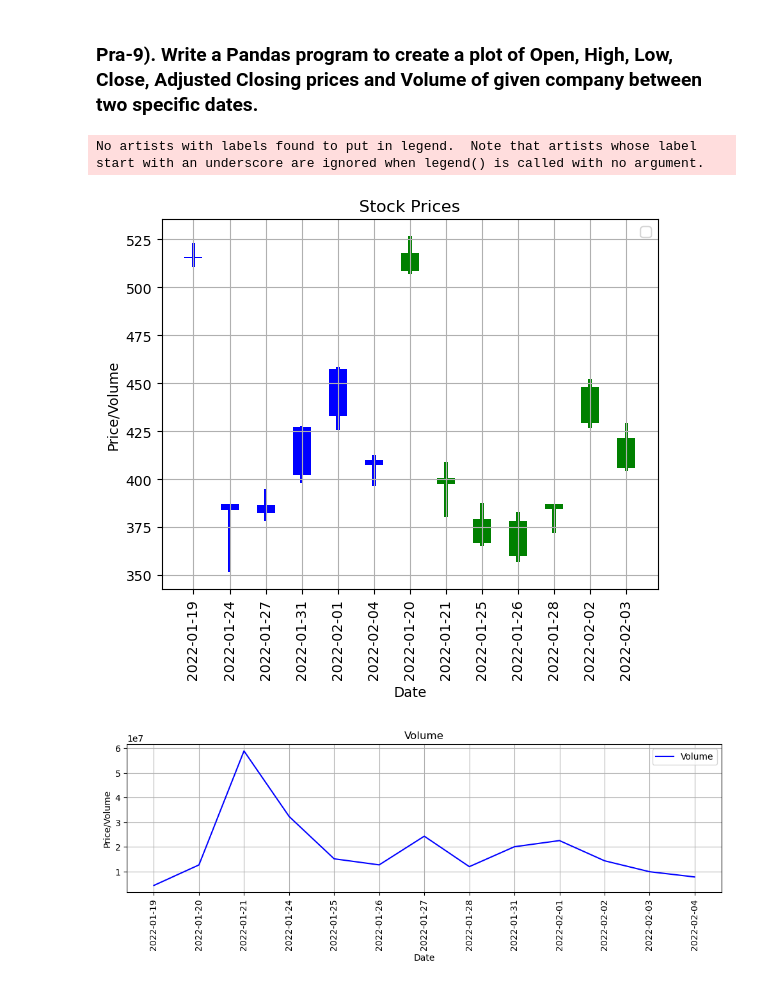
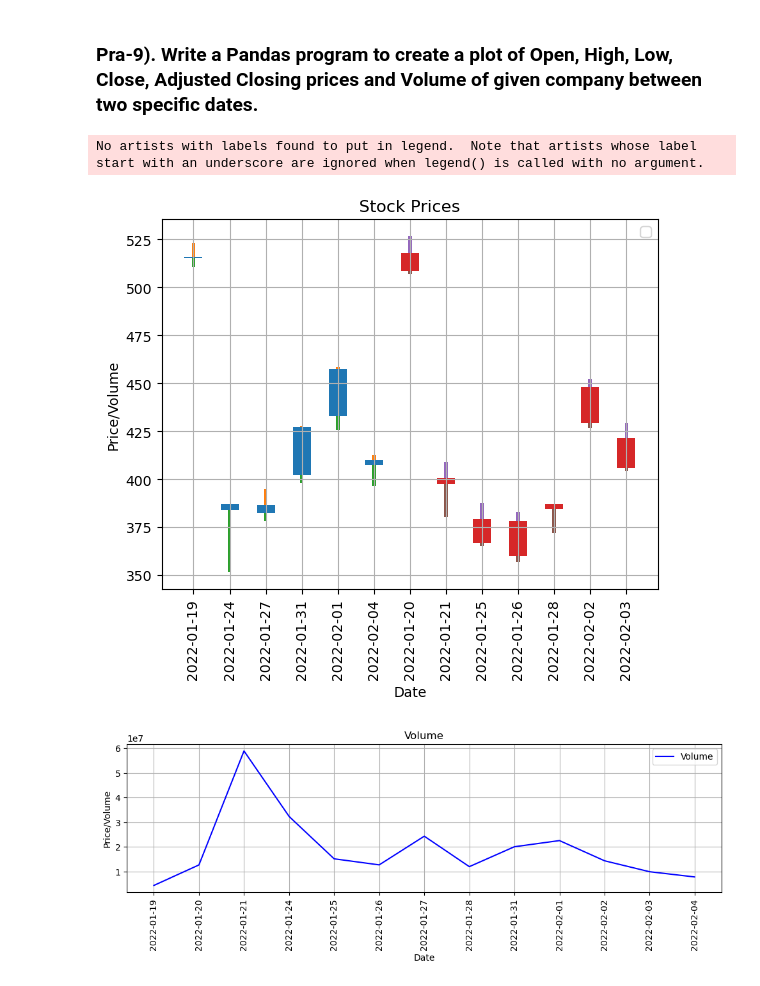
Before and after one commit to MihirModhwadiya/machine-learning, a Jupyter notebook: Pra-9.ipynb, the cells around one changed output. Saved outputs shown, nothing was run; the diff lists cells and outputs as text; code cells hidden in the pictures.

```diff
--- a/Pra-9.ipynb
+++ b/Pra-9.ipynb
@@ -3,6 +3,10 @@
 # %%
 import pandas as pd
 import matplotlib.pyplot as plt
+
+# Name: Mihir V. Modhwadiya
+# Enrollment: 216270307033
+# Date: 26/09/2023
 
 df = pd.read_csv('./Netflix/NFLX.csv')
 
@@ -15,42 +19,38 @@ df = df.loc[start_date:end_date]
 
 up = df[df.Close >= df.Open]
 
 down = df[df.Close < df.Open]
 
-col1 = 'blue'
-
-col2 = 'green'
-
 width = .5
 width2 = .1
 
-plt.bar(up.index, up.Close-up.Open, width, bottom=up.Open, color=col1)
-plt.bar(up.index, up.High-up.Close, width2, bottom=up.Close, color=col1)
-plt.bar(up.index, up.Low-up.Open, width2, bottom=up.Open, color=col1)
+plt.bar(up.index, up.Close-up.Open, width, bottom=up.Open)
+plt.bar(up.index, up.High-up.Close, width2, bottom=up.Close)
+plt.bar(up.index, up.Low-up.Open, width2, bottom=up.Open)
 
-plt.bar(down.index, down.Close-down.Open, width, bottom=down.Open, color=col2)
-plt.bar(down.index, down.High-down.Open, width2, bottom=down.Open, color=col2)
-plt.bar(down.index, down.Low-down.Close, width2, bottom=down.Close, color=col2)
+plt.bar(down.index, down.Close-down.Open, width, bottom=down.Open)
+plt.bar(down.index, down.High-down.Open, width2, bottom=down.Open)
+plt.bar(down.index, down.Low-down.Close, width2, bottom=down.Close)
 
 plt.xticks(rotation='vertical')
 plt.title('Stock Prices')
 plt.xlabel('Date')
 plt.ylabel('Price/Volume')
 plt.grid(True)
 plt.legend()
 plt.show()
 
 plt.figure(figsize=(12, 3))
 plt.plot(df.index, df.Volume, label='Volume', color='blue')
 
 plt.xticks(rotation='vertical')
 plt.title('Volume')
 plt.xlabel('Date')
 plt.ylabel('Price/Volume')
 plt.grid(True)
 plt.legend()
 plt.show()
 # %% [output]
 No artists with labels found to put in legend.  Note that artists whose label start with an underscore are ignored when legend() is called with no argument.
-[figure, old version]
+[figure, new version]
 [figure]
```
Also changed, not shown: 2 other files.
